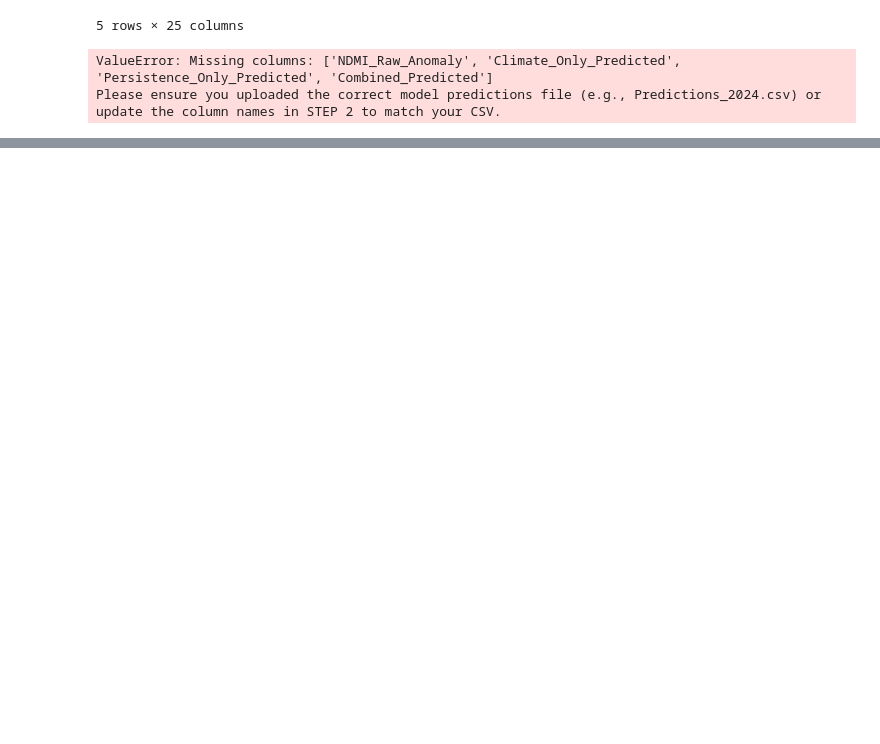
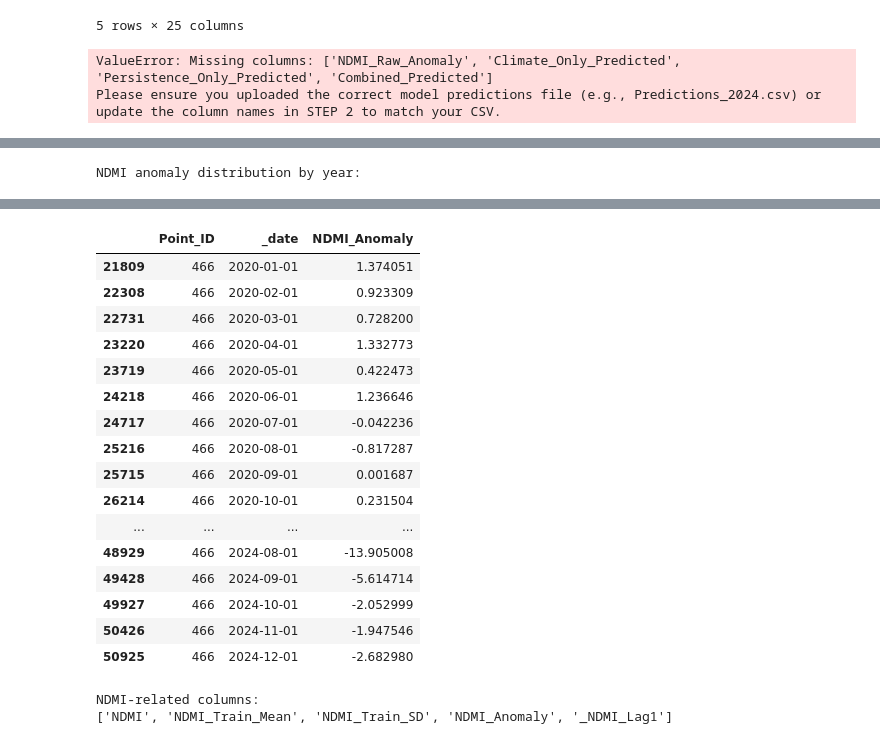
Before and after one commit to Kailash12332/Quantum, a Jupyter notebook: Untitled41.ipynb, the cells around one changed output, grey strips where cells are left out. Drawn from its saved outputs; the diff is of its cells as text; code cells hidden in the pictures; blank space fills up the shorter version.

```diff
--- a/Untitled41.ipynb
+++ b/Untitled41.ipynb
@@ -2479,0 +3492,58 @@ Results saved: Alabama_SPI_SPEI_Correlation_Results.zip
+# %%
+
+import pandas as pd
+import numpy as np
+
+# 1. Compare target distributions by year
+summary = df.groupby("_year")[target].agg(
+    count="count",
+    mean="mean",
+    std="std",
+    minimum="min",
+    maximum="max"
+)
+
+print("NDMI anomaly distribution by year:")
+display(summary.round(4))
+
+# 2. Compare historical and 2024 distributions
+historical = df.loc[df["_year"] <= 2023, target].dropna()
+testing = df.loc[df["_year"] == 2024, target].dropna()
+
+print("\n2016–2023:")
+print(historical.describe(
+    percentiles=[0.01, 0.05, 0.95, 0.99]
+))
+
+print("\n2024:")
+print(testing.describe(
+    percentiles=[0.01, 0.05, 0.95, 0.99]
+))
+
+# 3. Inspect repeatedly affected forest points
+if site_col is not None:
+    points = [212, 466, 109, 73, 235, 99]
+
+    selected = df[
+        df[site_col].astype(str).isin(
+            [str(p) for p in points]
+        )
+    ].copy()
+
+    print("\nNDMI anomalies for selected forest points:")
+    display(
+        selected[
+            [site_col, "_date", target]
+        ].sort_values(
+            [site_col, "_date"]
+        ).tail(60)
+    )
+
+# 4. Identify available NDMI variables
+print("\nNDMI-related columns:")
+print([
+    c for c in df.columns
+    if "ndmi" in c.lower()
+])
+# %% [output]
+NDMI anomaly distribution by year:
@@ -2479,0 +3578,19 @@ Results saved: Alabama_SPI_SPEI_Correlation_Results.zip
+|  | Point_ID | _date | NDMI_Anomaly |
+| 21809 | 466 | 2020-01-01 | 1.374051 |
+| 22308 | 466 | 2020-02-01 | 0.923309 |
+| 22731 | 466 | 2020-03-01 | 0.728200 |
+| 23220 | 466 | 2020-04-01 | 1.332773 |
+| 23719 | 466 | 2020-05-01 | 0.422473 |
+| 24218 | 466 | 2020-06-01 | 1.236646 |
+| 24717 | 466 | 2020-07-01 | -0.042236 |
+| 25216 | 466 | 2020-08-01 | -0.817287 |
+| 25715 | 466 | 2020-09-01 | 0.001687 |
+| 26214 | 466 | 2020-10-01 | 0.231504 |
+| ... | ... | ... | ... |
+| 48929 | 466 | 2024-08-01 | -13.905008 |
+| 49428 | 466 | 2024-09-01 | -5.614714 |
+| 49927 | 466 | 2024-10-01 | -2.052999 |
+| 50426 | 466 | 2024-11-01 | -1.947546 |
+| 50925 | 466 | 2024-12-01 | -2.682980 |
+NDMI-related columns:
+['NDMI', 'NDMI_Train_Mean', 'NDMI_Train_SD', 'NDMI_Anomaly', '_NDMI_Lag1']
```
Also changed, not shown: parts of 9 cells of this notebook.
